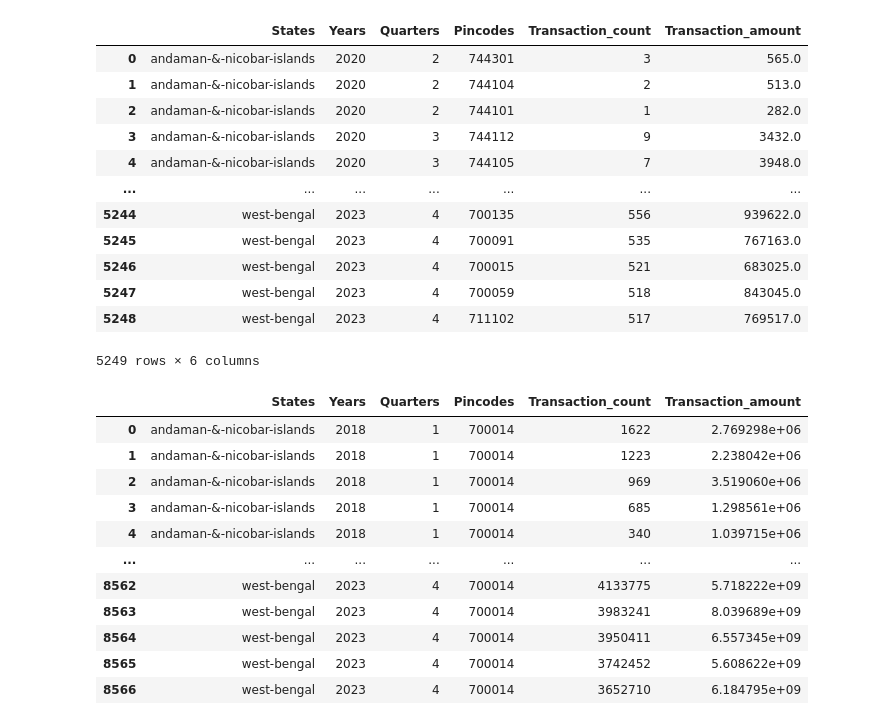
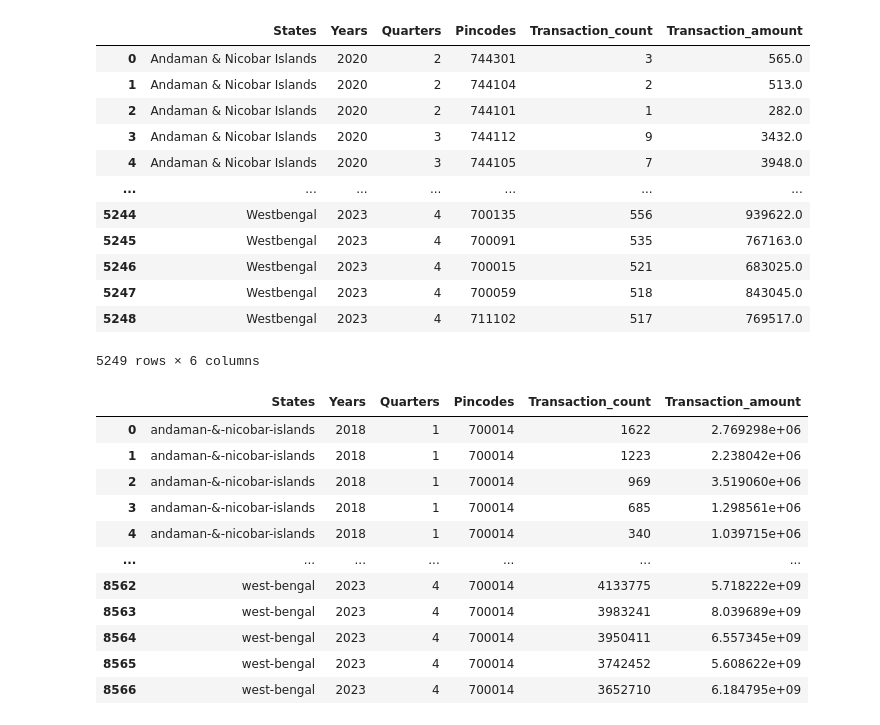
Before and after one commit to JanakiKathirvel-tech/Phonepe_Pulse_Data_Visualization_and_Exploration, a Jupyter notebook: PhonepeJupiter.ipynb, the cells around one changed output. Saved outputs shown, nothing was run; the diff lists cells and outputs as text; code cells hidden in the pictures.

```diff
--- a/PhonepeJupiter.ipynb
+++ b/PhonepeJupiter.ipynb
@@ -194,7 +214,7 @@ map_users = pd.DataFrame(top_user_columns)
 map_insurance_path = "E:/repos/Phonepe_Pulse_Data_Visualization_and_Exploration/pulse/data/map/insurance/hover/country/india/state/"
 map_insurance_list = os.listdir(map_insurance_path)
 
-top_user_columns = {"States":[], "Years":[], "Quarters":[], "Districts":[],  "Transaction_count": [], "Transaction_amount" :[] }
+map_insurance_columns = {"States":[], "Years":[], "Quarters":[], "Districts":[],  "Transaction_count": [], "Transaction_amount" :[] }
 for state in map_insurance_list:
     cur_state = map_insurance_path + state +"/"
     map_year_list = os.listdir(cur_state)
@@ -214,10 +234,10 @@ for state in map_insurance_list:
                 district=i["name"]
                 count=i["metric"][0]["count"]
                 amount=i["metric"][0]["amount"]
-                top_user_columns["Districts"].append(district)
-                top_user_columns["Transaction_count"].append(count)
-                top_user_columns["Transaction_amount"].append(amount)
-                top_user_columns["States"].append(state)
-                top_user_columns["Years"].append(year)
-                top_user_columns["Quarters"].append(int(file.strip(".json")))
+                map_insurance_columns["Districts"].append(district)
+                map_insurance_columns["Transaction_count"].append(count)
+                map_insurance_columns["Transaction_amount"].append(amount)
+                map_insurance_columns["States"].append(state)
+                map_insurance_columns["Years"].append(year)
+                map_insurance_columns["Quarters"].append(int(file.strip(".json")))
 # %%
@@ -225,12 +250,12 @@ map_insurance = pd.DataFrame(top_user_columns)
 # %%
 #top_insurance
 
-top_user_path = "E:/repos/Phonepe_Pulse_Data_Visualization_and_Exploration/pulse/data/top/insurance/country/india/state/"
-top_user_list = os.listdir(top_user_path)
+top_insurance_path = "E:/repos/Phonepe_Pulse_Data_Visualization_and_Exploration/pulse/data/top/insurance/country/india/state/"
+top_insurance_list = os.listdir(top_insurance_path)
 
-top_user_columns = {"States":[], "Years":[], "Quarters":[], "Pincodes":[],  "Transaction_count": [], "Transaction_amount" :[] }
-for state in top_user_list:
-    cur_state = top_user_path + state +"/"
+top_insurance_columns = {"States":[], "Years":[], "Quarters":[], "Pincodes":[],  "Transaction_count": [], "Transaction_amount" :[] }
+for state in top_insurance_list:
+    cur_state = top_insurance_path + state +"/"
     map_year_list = os.listdir(cur_state)
 
     for year in map_year_list:
@@ -248,30 +273,35 @@ for state in top_user_list:
                 pincode=i["entityName"]
                 count=i["metric"]["count"]
                 amount=i["metric"]["amount"]
-                top_user_columns["Pincodes"].append(pincode)
-                top_user_columns["Transaction_count"].append(count)
-                top_user_columns["Transaction_amount"].append(amount)
-                top_user_columns["States"].append(state)
-                top_user_columns["Years"].append(year)
-                top_user_columns["Quarters"].append(int(file.strip(".json")))
+                top_insurance_columns["Pincodes"].append(pincode)
+                top_insurance_columns["Transaction_count"].append(count)
+                top_insurance_columns["Transaction_amount"].append(amount)
+                top_insurance_columns["States"].append(state)
+                top_insurance_columns["Years"].append(year)
+                top_insurance_columns["Quarters"].append(int(file.strip(".json")))
 # %%
-top_isuran = pd.DataFrame(top_user_columns)
+top_insurance = pd.DataFrame(top_insurance_columns)
-# %%
-top_isuran
-# %% [output]
-|  | States | Years | Quarters | Pincodes | Transaction_count | Transaction_amount |
-| 0 | andaman-&-nicobar-islands | 2020 | 2 | 744301 | 3 | 565.0 |
-| 1 | andaman-&-nicobar-islands | 2020 | 2 | 744104 | 2 | 513.0 |
-| 2 | andaman-&-nicobar-islands | 2020 | 2 | 744101 | 1 | 282.0 |
-| 3 | andaman-&-nicobar-islands | 2020 | 3 | 744112 | 9 | 3432.0 |
-| 4 | andaman-&-nicobar-islands | 2020 | 3 | 744105 | 7 | 3948.0 |
-| ... | ... | ... | ... | ... | ... | ... |
-| 5244 | west-bengal | 2023 | 4 | 700135 | 556 | 939622.0 |
-| 5245 | west-bengal | 2023 | 4 | 700091 | 535 | 767163.0 |
-| 5246 | west-bengal | 2023 | 4 | 700015 | 521 | 683025.0 |
-| 5247 | west-bengal | 2023 | 4 | 700059 | 518 | 843045.0 |
-| 5248 | west-bengal | 2023 | 4 | 711102 | 517 | 769517.0 |
-5249 rows × 6 columns
+# %%
+top_insurance["States"] = top_insurance["States"].str.replace("andaman-&-nicobar-islands", "Andaman & Nicobar Islands")
+top_insurance["States"] = top_insurance["States"].str.replace("-","")
+top_insurance["States"] = top_insurance["States"].str.title()
+top_insurance["States"] = top_insurance["States"].str.replace("Dadra&Nagarhaveli&Daman&Diu", "Dadra  and Nagarhaveli and Daman and Diu")
+# %%
+top_insurance
+# %% [output]
+|  | States | Years | Quarters | Pincodes | Transaction_count | Transaction_amount |
+| 0 | Andaman & Nicobar Islands | 2020 | 2 | 744301 | 3 | 565.0 |
+| 1 | Andaman & Nicobar Islands | 2020 | 2 | 744104 | 2 | 513.0 |
+| 2 | Andaman & Nicobar Islands | 2020 | 2 | 744101 | 1 | 282.0 |
+| 3 | Andaman & Nicobar Islands | 2020 | 3 | 744112 | 9 | 3432.0 |
+| 4 | Andaman & Nicobar Islands | 2020 | 3 | 744105 | 7 | 3948.0 |
+| ... | ... | ... | ... | ... | ... | ... |
+| 5244 | Westbengal | 2023 | 4 | 700135 | 556 | 939622.0 |
+| 5245 | Westbengal | 2023 | 4 | 700091 | 535 | 767163.0 |
+| 5246 | Westbengal | 2023 | 4 | 700015 | 521 | 683025.0 |
+| 5247 | Westbengal | 2023 | 4 | 700059 | 518 | 843045.0 |
+| 5248 | Westbengal | 2023 | 4 | 711102 | 517 | 769517.0 |
+5249 rows × 6 columns
 # %%
 #top_transaction
 
```
Also changed, not shown: parts of 22 cells of this notebook, 2 other files.
